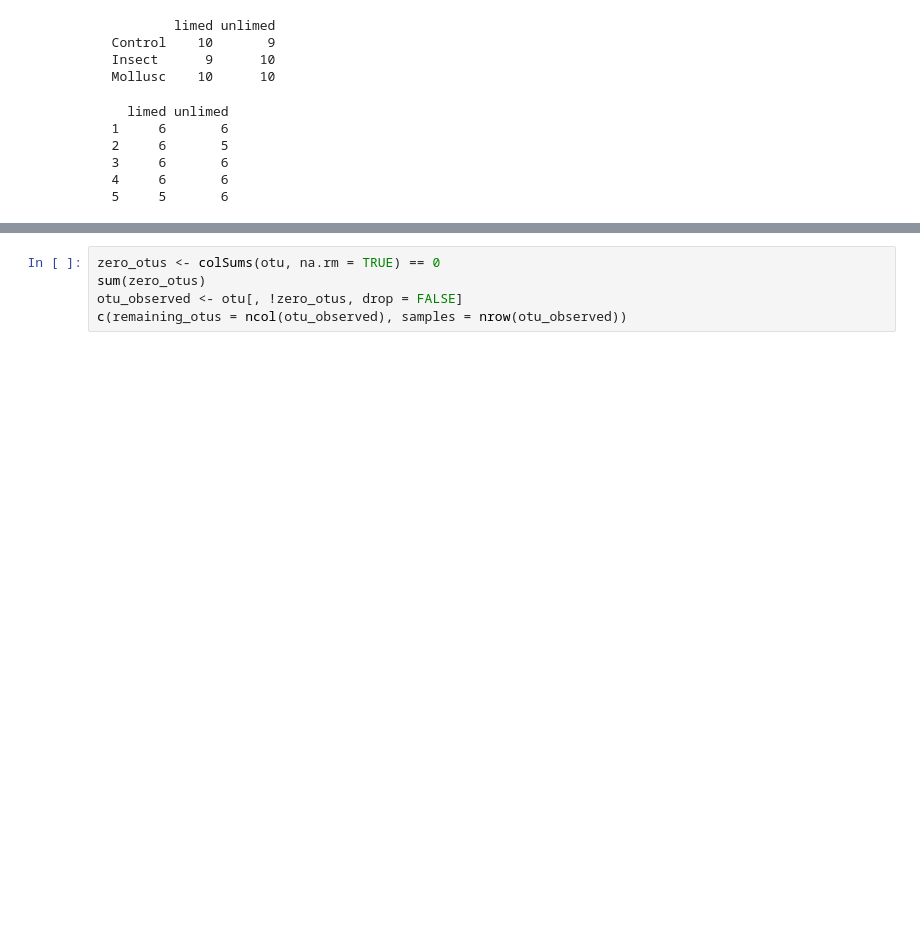
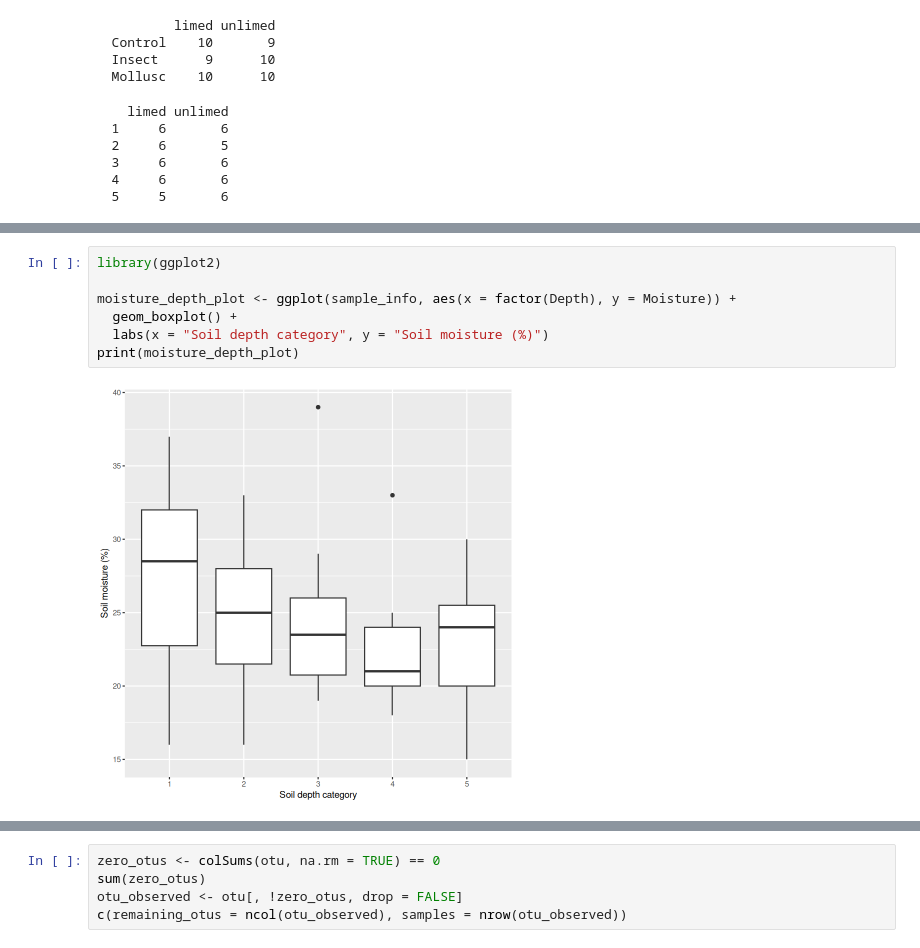
Before and after one commit to MulQuaBio/MQB, a Jupyter notebook: content/notebooks/microbiome-analysis.ipynb, the cells around one changed output, grey strips where cells are left out. Saved outputs shown, nothing was run; the diff lists cells and outputs as text; blank space fills up the shorter version.

```diff
--- a/content/notebooks/microbiome-analysis.ipynb
+++ b/content/notebooks/microbiome-analysis.ipynb
@@ -134,0 +188,9 @@ A data.frame: 6 × 6
+# %%
+library(ggplot2)
+
+moisture_depth_plot <- ggplot(sample_info, aes(x = factor(Depth), y = Moisture)) +
+  geom_boxplot() +
+  labs(x = "Soil depth category", y = "Soil moisture (%)")
+print(moisture_depth_plot)
+# %% [output]
+[figure, added]
```
Also changed, not shown: parts of 44 cells of this notebook, 1 other file.
